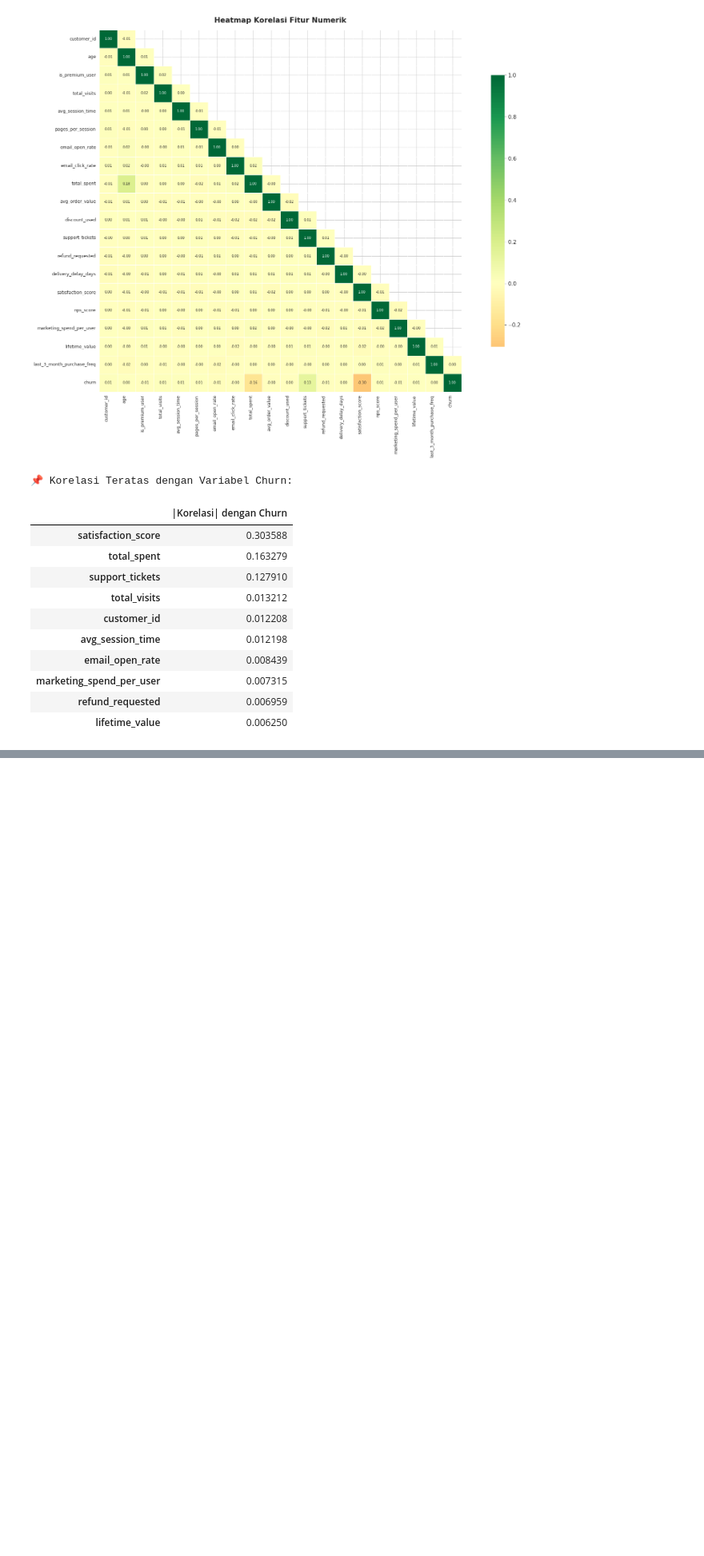
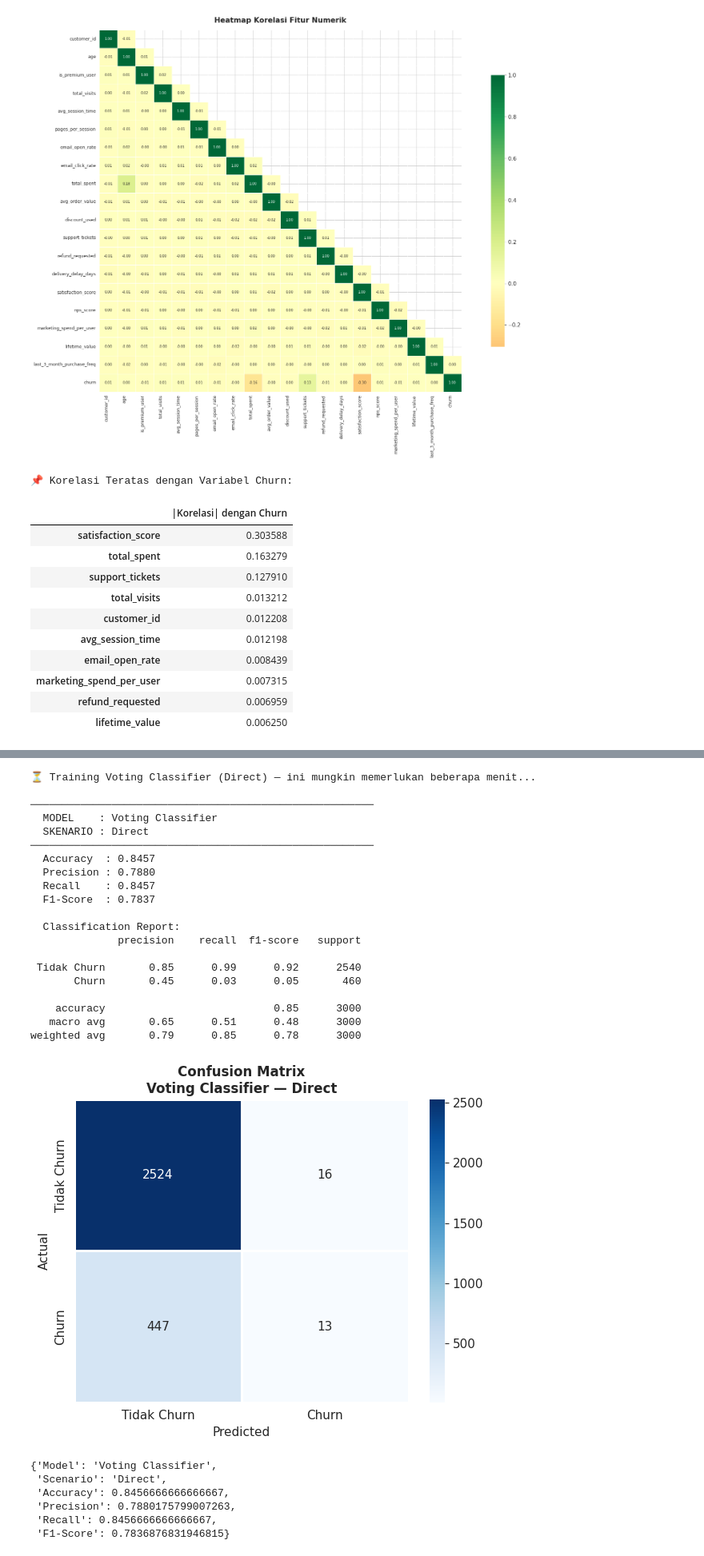
Before and after one commit to GabriellaJovanka/churn-customer--prediction, a Jupyter notebook: ChurnPredict_Draft.ipynb, the cells around one changed output, grey strips where cells are left out. Shown at 80% size. Saved outputs shown, nothing was run; the diff lists cells and outputs as text; code cells hidden in the pictures; blank space fills up the shorter version.

```diff
--- a/ChurnPredict_Draft.ipynb
+++ b/ChurnPredict_Draft.ipynb
@@ -289,0 +463,41 @@ display(churn_corr.head(10).rename('|Korelasi| dengan Churn')
+# %%
+# Model 3: Voting Classifier (Ensemble Voting)
+# Kombinasi: Logistic Regression + SVM + KNN
+print("⏳ Training Voting Classifier (Direct) — ini mungkin memerlukan beberapa menit...")
+
+estimators_d = [
+    ('lr',  LogisticRegression(max_iter=1000, random_state=SEED)),
+    ('svm', SVC(probability=True, kernel='rbf', random_state=SEED)),
+    ('knn', KNeighborsClassifier(n_neighbors=5))
+]
+vc_d = VotingClassifier(estimators=estimators_d, voting='soft', n_jobs=-1)
+vc_d.fit(X_tr_d, y_tr_d)
+evaluate_model(vc_d, X_te_d, y_te_d, "Voting Classifier", "Direct")
+# %% [output]
+⏳ Training Voting Classifier (Direct) — ini mungkin memerlukan beberapa menit...
+
+───────────────────────────────────────────────────────
+  MODEL    : Voting Classifier
+  SKENARIO : Direct
+───────────────────────────────────────────────────────
+  Accuracy  : 0.8457
+  Precision : 0.7880
+  Recall    : 0.8457
+  F1-Score  : 0.7837
+
+  Classification Report:
+              precision    recall  f1-score   support
+
+ Tidak Churn       0.85      0.99      0.92      2540
+       Churn       0.45      0.03      0.05       460
+
+    accuracy                           0.85      3000
+   macro avg       0.65      0.51      0.48      3000
+weighted avg       0.79      0.85      0.78      3000
+[figure, added]
+{'Model': 'Voting Classifier',
+ 'Scenario': 'Direct',
+ 'Accuracy': 0.8456666666666667,
+ 'Precision': 0.7880175799007263,
+ 'Recall': 0.8456666666666667,
+ 'F1-Score': 0.7836876831946815}
```
Also changed, not shown: parts of 10 cells of this notebook.
